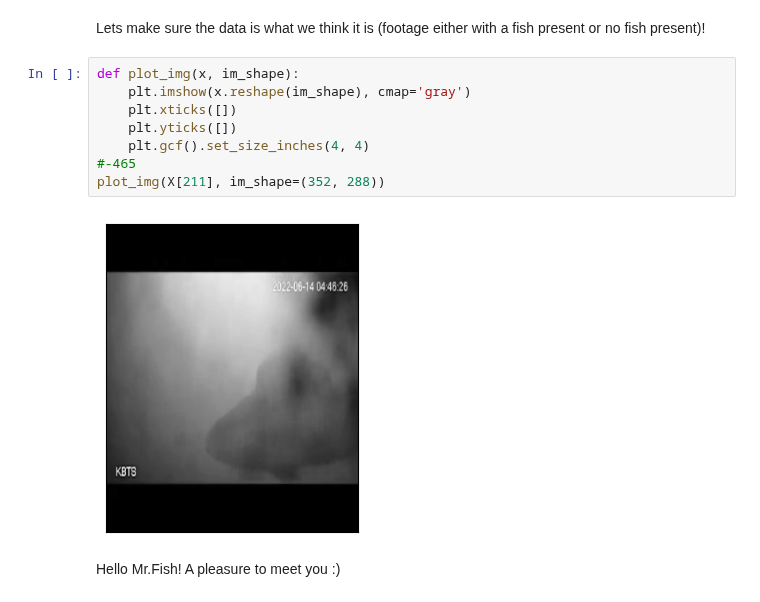
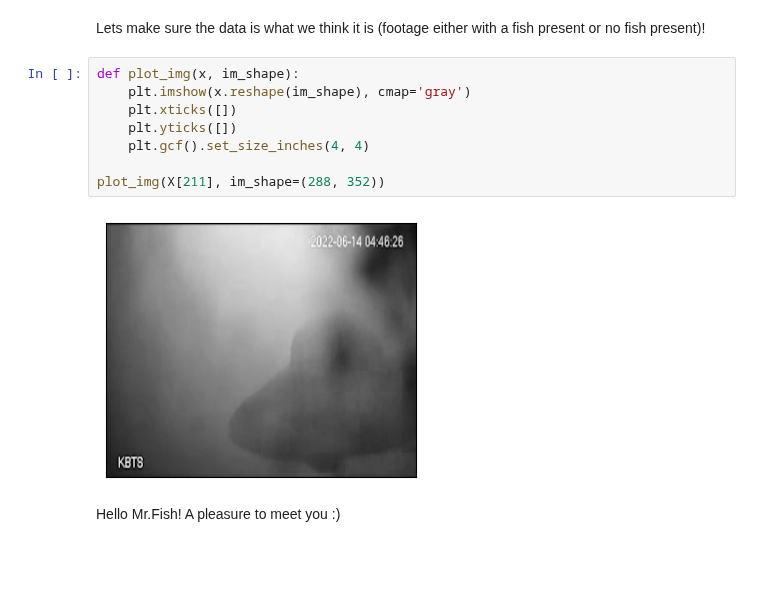
Before and after one commit to katelanman/ds4420_final, a Jupyter notebook: code/testing_results.ipynb, the cells around one changed output. Saved outputs shown, nothing was run; the diff lists cells and outputs as text; blank space fills up the shorter version.

```diff
--- a/code/testing_results.ipynb
+++ b/code/testing_results.ipynb
@@ -116,12 +193,12 @@ Lets make sure the data is what we think it is (footage either with a fish prese
 # %%
 def plot_img(x, im_shape):
     plt.imshow(x.reshape(im_shape), cmap='gray')
     plt.xticks([])
     plt.yticks([])
     plt.gcf().set_size_inches(4, 4)
-#-465
-plot_img(X[211], im_shape=(352, 288))
+
+plot_img(X[211], im_shape=(288, 352))
 # %% [output]
-[figure, old version]
+[figure, new version]
 # %% [markdown]
 Hello Mr.Fish! A pleasure to meet you :)
```
Also changed, not shown: parts of 13 cells of this notebook, 1 other file.
